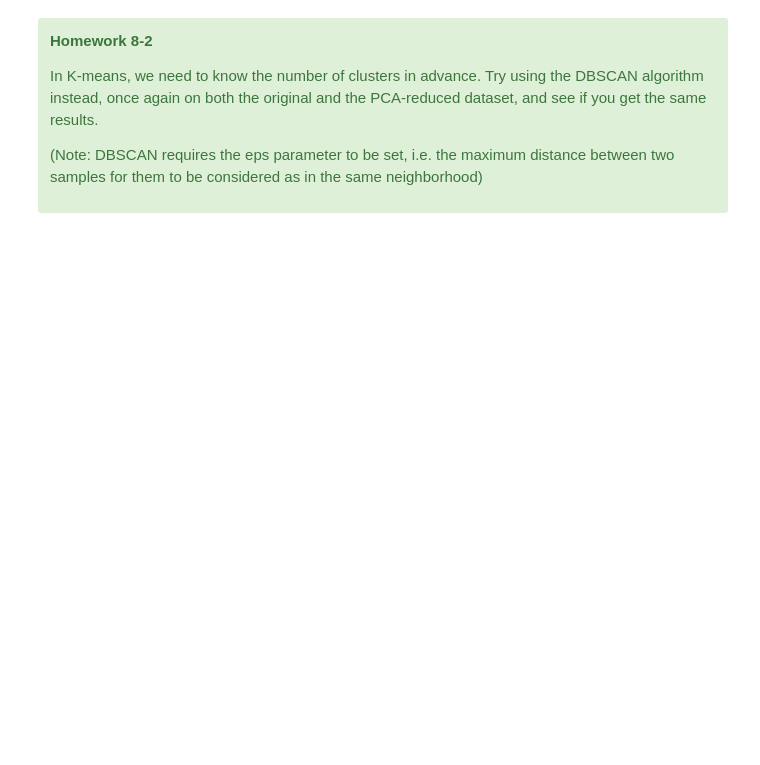
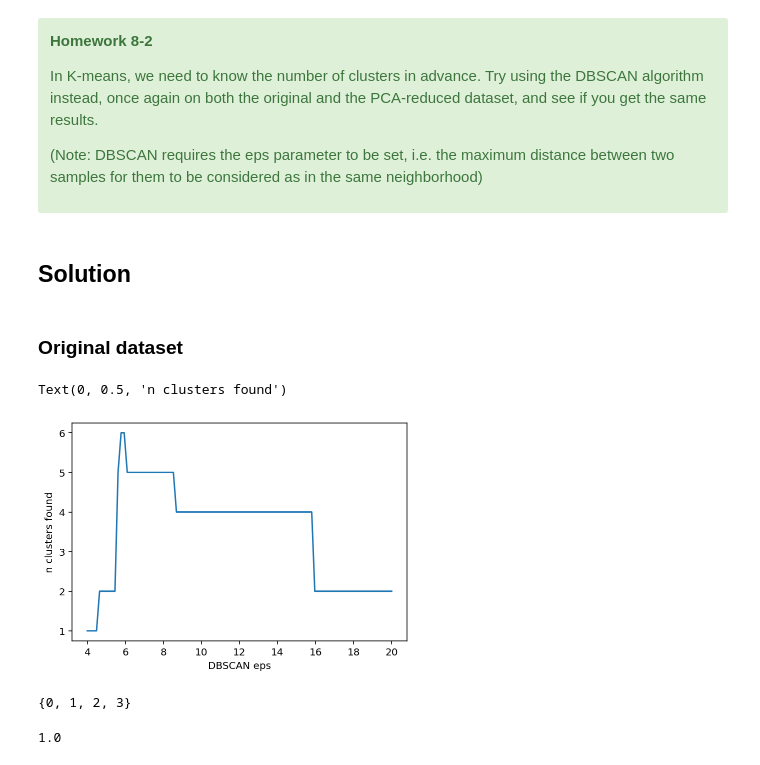
Before and after one commit to uspas/2020_optimization_and_ml, a Jupyter notebook: lab_solutions/lab_08/lab_08_solution.ipynb, the cells around one changed output. Cells and saved outputs as stored; diff of their text form; code cells hidden in the pictures; blank space fills up the shorter version.

```diff
--- a/lab_solutions/lab_08/lab_08_solution.ipynb
+++ b/lab_solutions/lab_08/lab_08_solution.ipynb
@@ -564,0 +616,2 @@ In K-means, we need to know the number of clusters in advance. Try using the DBS
+# %% [markdown]
+## Solution
@@ -564,0 +620,30 @@ In K-means, we need to know the number of clusters in advance. Try using the DBS
+# %% [markdown]
+### Original dataset
+# %%
+# Try various eps
+
+@np.vectorize
+def n_clusters_for_eps(eps):
+    clustering = DBSCAN(eps=eps).fit(X1)
+    return len(set(clustering.labels_))
+
+x = np.linspace(4, 20, 100)
+y = n_clusters_for_eps(x)
+plt.plot(x, y)
+plt.xlabel('DBSCAN eps')
+plt.ylabel('n clusters found')
+# %% [output]
+Text(0, 0.5, 'n clusters found')
+[figure, added]
+# %%
+# pick eps = 10
+clustering = DBSCAN(eps=10).fit(X1)
+Y2 = clustering.labels_
+set(Y2)
+# %% [output]
+{0, 1, 2, 3}
+# %%
+# Compare with the true labels. Perfect agreement.
+adjusted_rand_score(Y1, Y2)
+# %% [output]
+1.0
```
Also changed, not shown: parts of 30 cells of this notebook.
